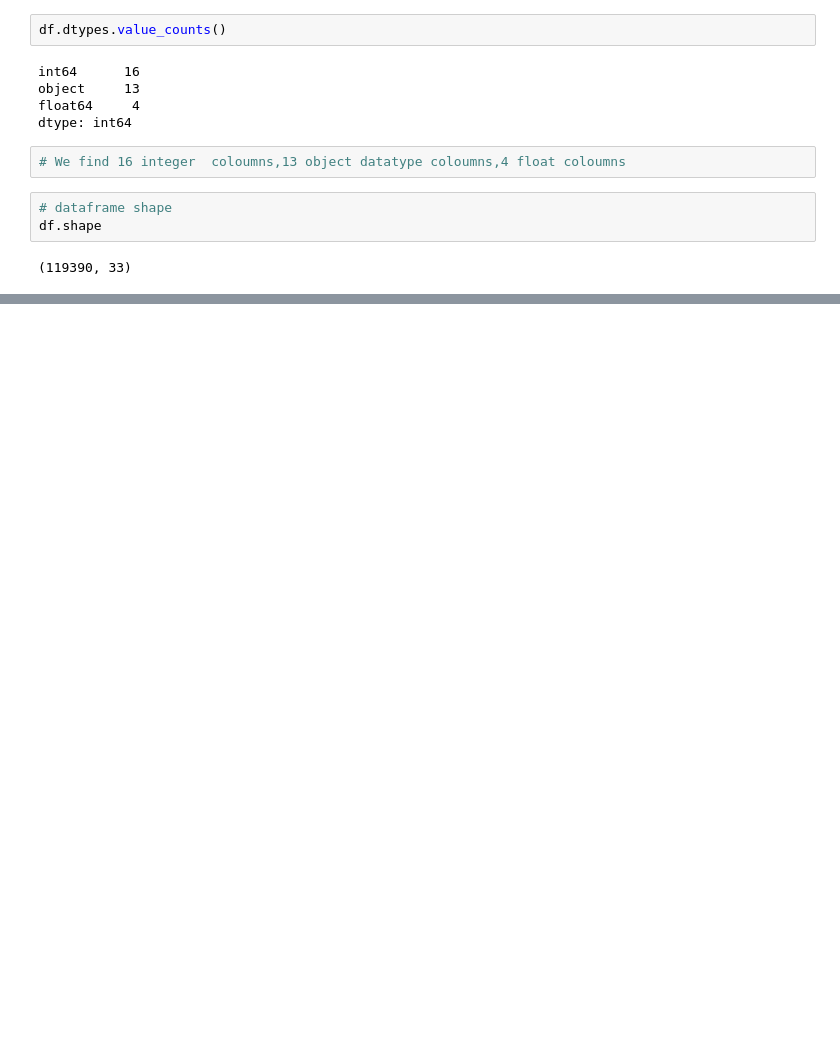
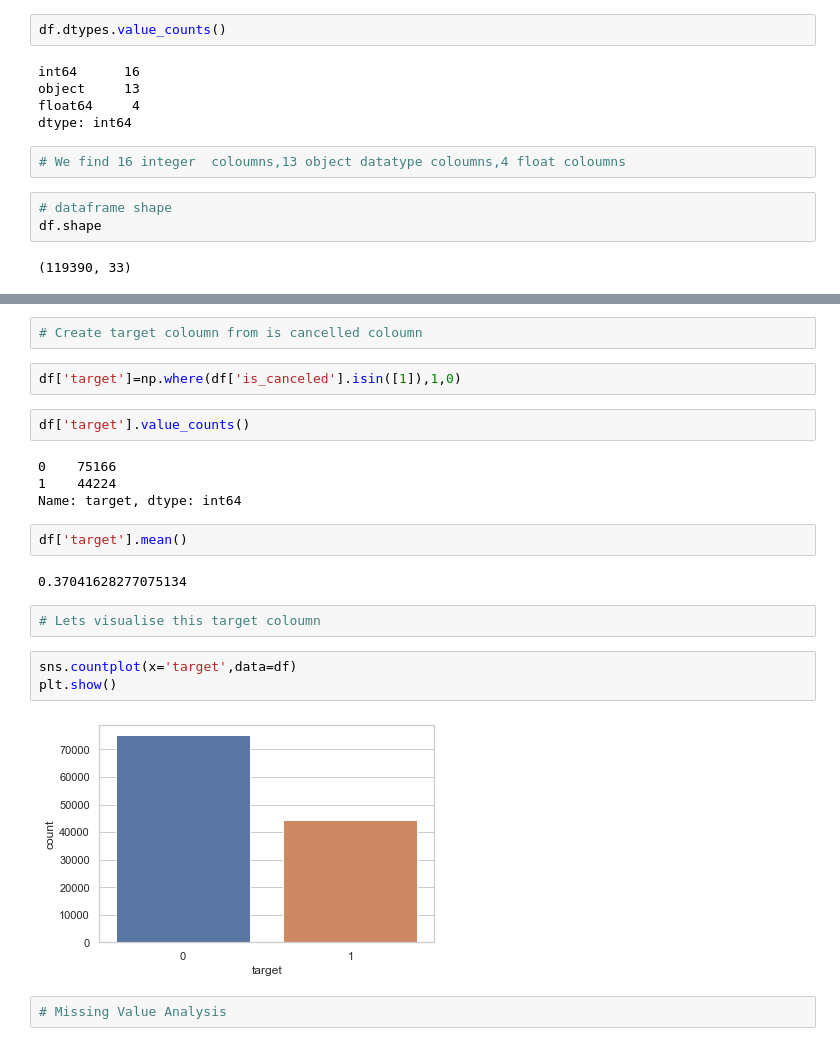
Before and after one commit to Antarlin921/ProjectHotel_Demand_Prediction, a Jupyter notebook: Hotel_Demand_Prediction .ipynb, the cells around one changed output, grey strips where cells are left out. Drawn from its saved outputs; the diff is of its cells as text; blank space fills up the shorter version.

```diff
--- a/Hotel_Demand_Prediction .ipynb
+++ b/Hotel_Demand_Prediction .ipynb
@@ -102,0 +161,23 @@ df.shape
+# %%
+# Create target coloumn from is cancelled coloumn
+# %%
+df['target']=np.where(df['is_canceled'].isin([1]),1,0)
+# %%
+df['target'].value_counts()
+# %% [output]
+0    75166
+1    44224
+Name: target, dtype: int64
+# %%
+df['target'].mean()
+# %% [output]
+0.37041628277075134
+# %%
+# Lets visualise this target coloumn
+# %%
+sns.countplot(x='target',data=df)
+plt.show()
+# %% [output]
+[figure, added]
+# %%
+# Missing Value Analysis
```
Also changed, not shown: parts of 31 cells of this notebook, 1 other file.
